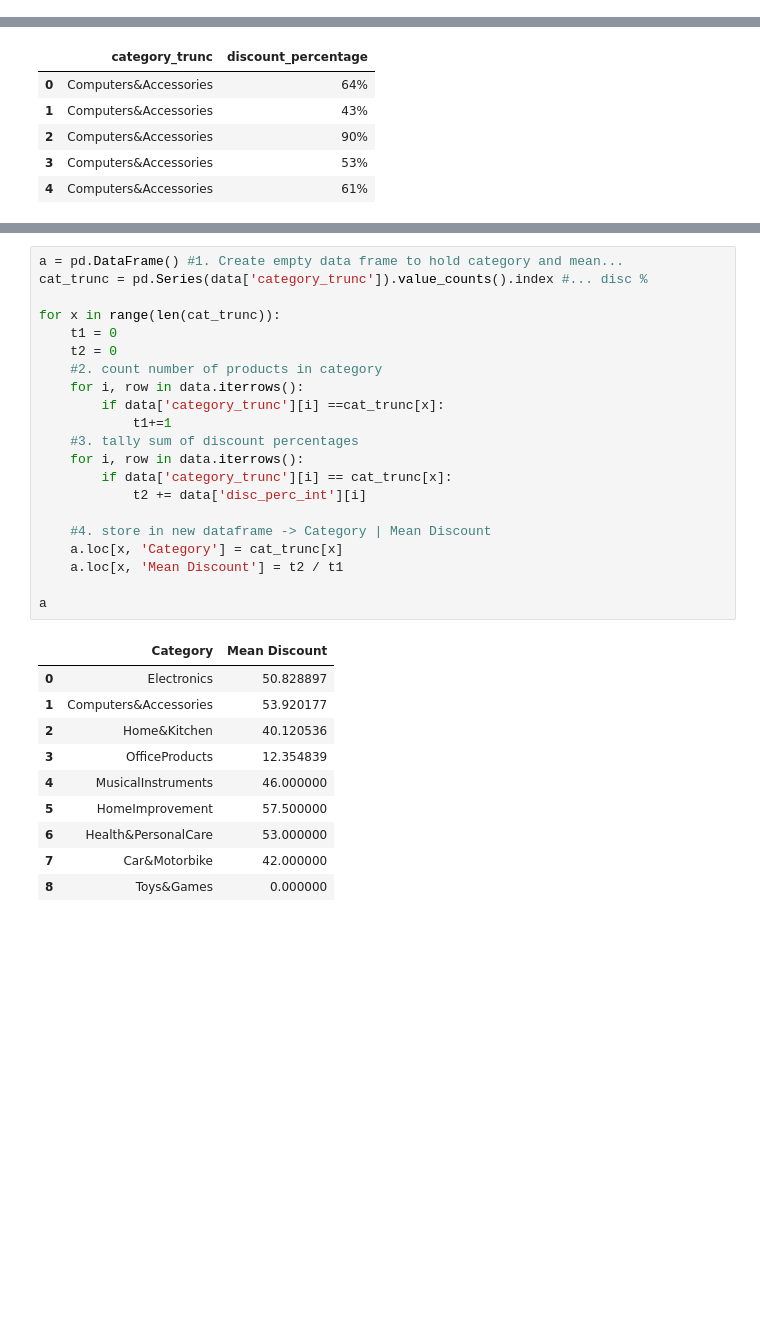
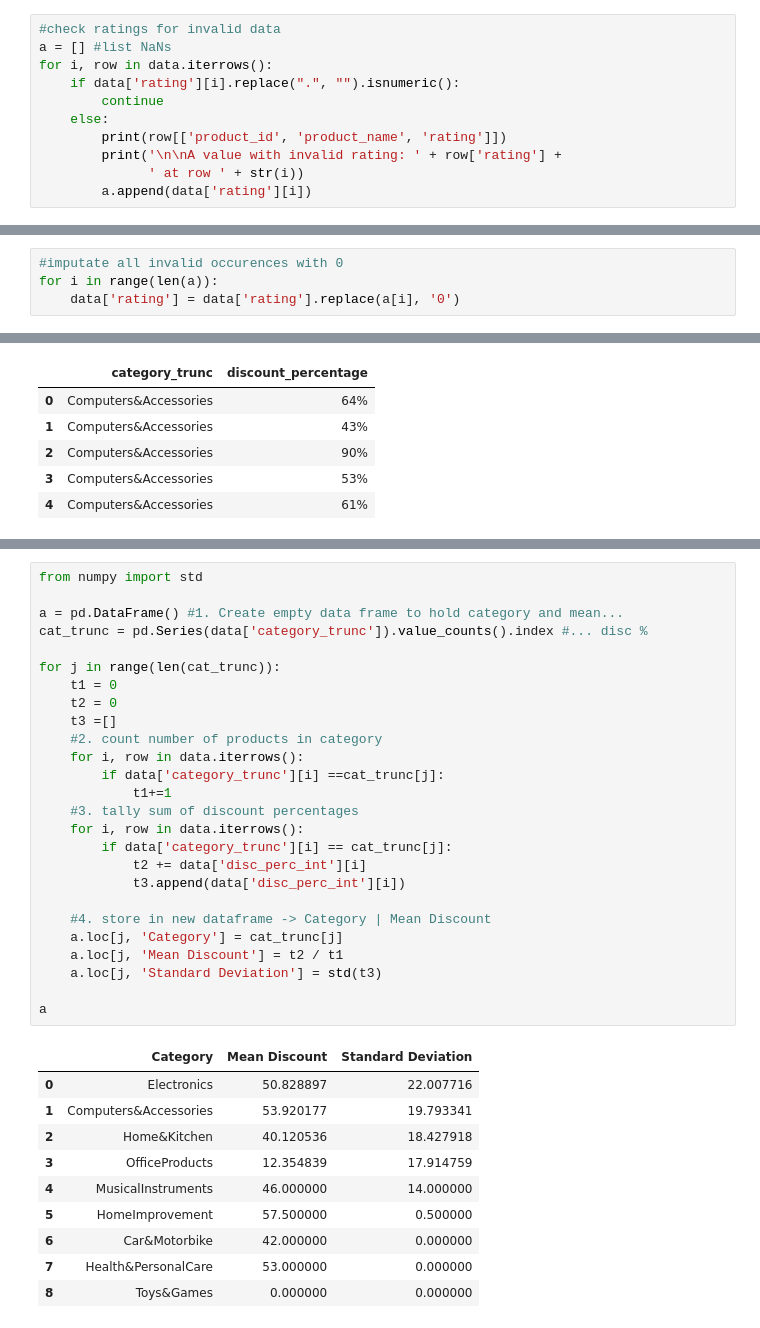
Before and after one commit to Sher213/Amazon-Data-Visualization, a Jupyter notebook: amazon-analysis.ipynb, the cells around one changed output, grey strips where cells are left out. Drawn from its saved outputs; the diff is of its cells as text; blank space fills up the shorter version.

```diff
--- a/amazon-analysis.ipynb
+++ b/amazon-analysis.ipynb
@@ -74,3 +71,14 @@ data['disc_perc_int'].head()
 3    53
 4    61
 Name: disc_perc_int, dtype: int64
+# %%
+#check ratings for invalid data
+a = [] #list NaNs
+for i, row in data.iterrows():
+    if data['rating'][i].replace(".", "").isnumeric():
+        continue
+    else:
+        print(row[['product_id', 'product_name', 'rating']])
+        print('\n\nA value with invalid rating: ' + row['rating'] +
+              ' at row ' + str(i))
+        a.append(data['rating'][i])
@@ -77,3 +93,7 @@ Name: disc_perc_int, dtype: int64
+# %%
+#imputate all invalid occurences with 0
+for i in range(len(a)):
+    data['rating'] = data['rating'].replace(a[i], '0')
 # %% [markdown]
 <hr>
 # %%
@@ -223,34 +243,39 @@ rating                                                               4.3
 rating_count                                                       4,426
 Name: 695, dtype: object
 # %%
+from numpy import std
+
 a = pd.DataFrame() #1. Create empty data frame to hold category and mean...
 cat_trunc = pd.Series(data['category_trunc']).value_counts().index #... disc %
 
-for x in range(len(cat_trunc)):
+for j in range(len(cat_trunc)):
     t1 = 0
     t2 = 0
+    t3 =[]
     #2. count number of products in category
     for i, row in data.iterrows():
-        if data['category_trunc'][i] ==cat_trunc[x]:
+        if data['category_trunc'][i] ==cat_trunc[j]:
             t1+=1
     #3. tally sum of discount percentages
     for i, row in data.iterrows():
-        if data['category_trunc'][i] == cat_trunc[x]:
+        if data['category_trunc'][i] == cat_trunc[j]:
             t2 += data['disc_perc_int'][i]
+            t3.append(data['disc_perc_int'][i])
 
     #4. store in new dataframe -> Category | Mean Discount
-    a.loc[x, 'Category'] = cat_trunc[x]
-    a.loc[x, 'Mean Discount'] = t2 / t1
+    a.loc[j, 'Category'] = cat_trunc[j]
+    a.loc[j, 'Mean Discount'] = t2 / t1
+    a.loc[j, 'Standard Deviation'] = std(t3)
 
 a
 # %% [output]
-|  | Category | Mean Discount |
-| 0 | Electronics | 50.828897 |
-| 1 | Computers&Accessories | 53.920177 |
-| 2 | Home&Kitchen | 40.120536 |
-| 3 | OfficeProducts | 12.354839 |
-| 4 | MusicalInstruments | 46.000000 |
-| 5 | HomeImprovement | 57.500000 |
-| 6 | Health&PersonalCare | 53.000000 |
-| 7 | Car&Motorbike | 42.000000 |
-| 8 | Toys&Games | 0.000000 |
+|  | Category | Mean Discount | Standard Deviation |
+| 0 | Electronics | 50.828897 | 22.007716 |
+| 1 | Computers&Accessories | 53.920177 | 19.793341 |
+| 2 | Home&Kitchen | 40.120536 | 18.427918 |
+| 3 | OfficeProducts | 12.354839 | 17.914759 |
+| 4 | MusicalInstruments | 46.000000 | 14.000000 |
+| 5 | HomeImprovement | 57.500000 | 0.500000 |
+| 6 | Car&Motorbike | 42.000000 | 0.000000 |
+| 7 | Health&PersonalCare | 53.000000 | 0.000000 |
+| 8 | Toys&Games | 0.000000 | 0.000000 |
```
Also changed, not shown: parts of 13 cells of this notebook.
